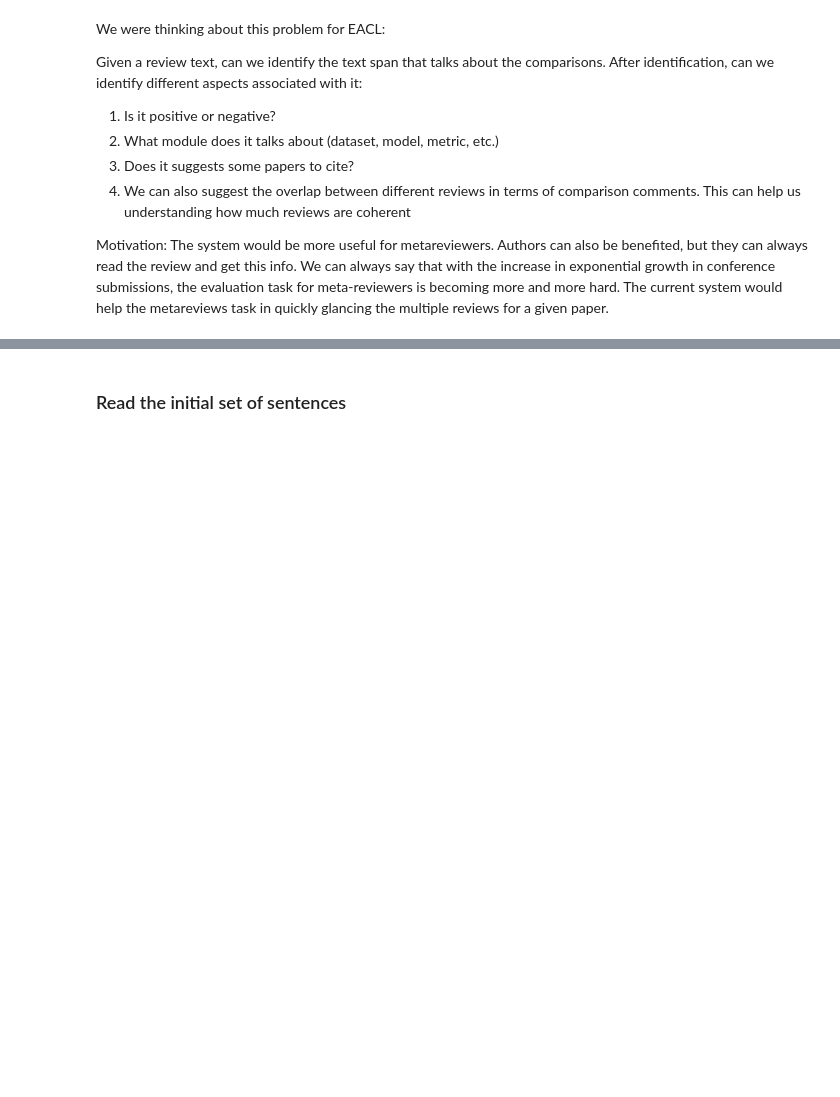
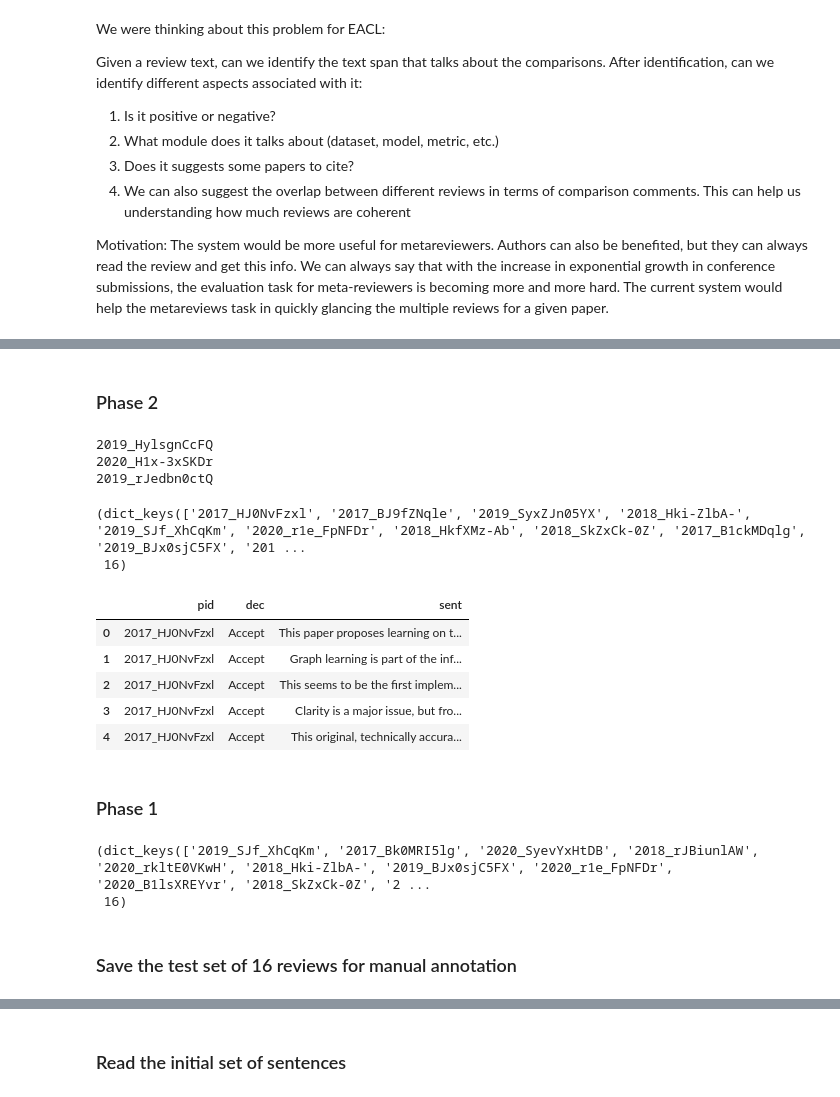
Before and after one commit to shruti-singh/meaningful-comparison, a Jupyter notebook: mcomp_text_extraction/identify_sentences.ipynb, the cells around one changed output, grey strips where cells are left out. Cells and saved outputs as stored; diff of their text form; code cells hidden in the pictures; blank space fills up the shorter version.

```diff
--- a/mcomp_text_extraction/identify_sentences.ipynb
+++ b/mcomp_text_extraction/identify_sentences.ipynb
@@ -46,0 +49,23 @@ The current system would help the metareviews task in quickly glancing the multi
+# %% [markdown]
+### Phase 2
+# %%
+test_set = ["2020_r1e_FpNFDr", "2020_SyevYxHtDB", "2019_SyxZJn05YX", "2019_BJx0sjC5FX", "2018_SkZxCk-0Z",
+            "2018_HkfXMz-Ab", "2017_B1ckMDqlg", "2017_HJ0NvFzxl", "2020_B1lsXREYvr", "2020_rkltE0VKwH",
+            "2018_Hki-ZlbA-", "2018_rJBiunlAW", "2019_rJzoujRct7", "2019_SJf_XhCqKm", "2017_Bk0MRI5lg",
+            "2017_BJ9fZNqle"]
+
+
+# list(iclr_arxiv_map.keys())[0:20]
+counter = 0
+
+for k, v in iclr_arxiv_map.items():
+    if not k in test_set:
+        if v["label"] == "Reject":
+            print(k)
+            counter += 1
+        if counter > 2:
+            break
+# %% [output]
+2019_HylsgnCcFQ
+2020_H1x-3xSKDr
+2019_rJedbn0ctQ
@@ -46,0 +124,27 @@ The current system would help the metareviews task in quickly glancing the multi
+# %%
+sents_list.keys(), len(list(sents_list.keys()))
+# %% [output]
+(dict_keys(['2017_HJ0NvFzxl', '2017_BJ9fZNqle', '2019_SyxZJn05YX', '2018_Hki-ZlbA-', '2019_SJf_XhCqKm', '2020_r1e_FpNFDr', '2018_HkfXMz-Ab', '2018_SkZxCk-0Z', '2017_B1ckMDqlg', '2019_BJx0sjC5FX', '201 ...
+ 16)
+# %%
+df = pd.DataFrame(columns=['pid', 'dec', 'sent'])
+
+i = 0
+for k in sents_list:
+    dec = sents_list[k]["dec"]
+    pid = sents_list[k]["pid"]
+    for s in sents_list[k]["sents"]:
+        df.loc[i] = [pid, dec, s]
+        i += 1
+
+df.to_excel("testtrainset_16_phase2Ann.xlsx")
+df.head()
+# %% [output]
+|  | pid | dec | sent |
+| 0 | 2017_HJ0NvFzxl | Accept | This paper proposes learning on t... |
+| 1 | 2017_HJ0NvFzxl | Accept | Graph learning is part of the inf... |
+| 2 | 2017_HJ0NvFzxl | Accept | This seems to be the first implem... |
+| 3 | 2017_HJ0NvFzxl | Accept | Clarity is a major issue, but fro... |
+| 4 | 2017_HJ0NvFzxl | Accept | This original, technically accura... |
+# %% [markdown]
+### Phase 1
@@ -46,0 +195,5 @@ The current system would help the metareviews task in quickly glancing the multi
+# %%
+sents_list.keys(), len(list(sents_list.keys()))
+# %% [output]
+(dict_keys(['2019_SJf_XhCqKm', '2017_Bk0MRI5lg', '2020_SyevYxHtDB', '2018_rJBiunlAW', '2020_rkltE0VKwH', '2018_Hki-ZlbA-', '2019_BJx0sjC5FX', '2020_r1e_FpNFDr', '2020_B1lsXREYvr', '2018_SkZxCk-0Z', '2 ...
+ 16)
@@ -46,0 +202,2 @@ The current system would help the metareviews task in quickly glancing the multi
+# %% [markdown]
+### Save the test set of 16 reviews for manual annotation
```
Also changed, not shown: parts of 10 cells of this notebook.
